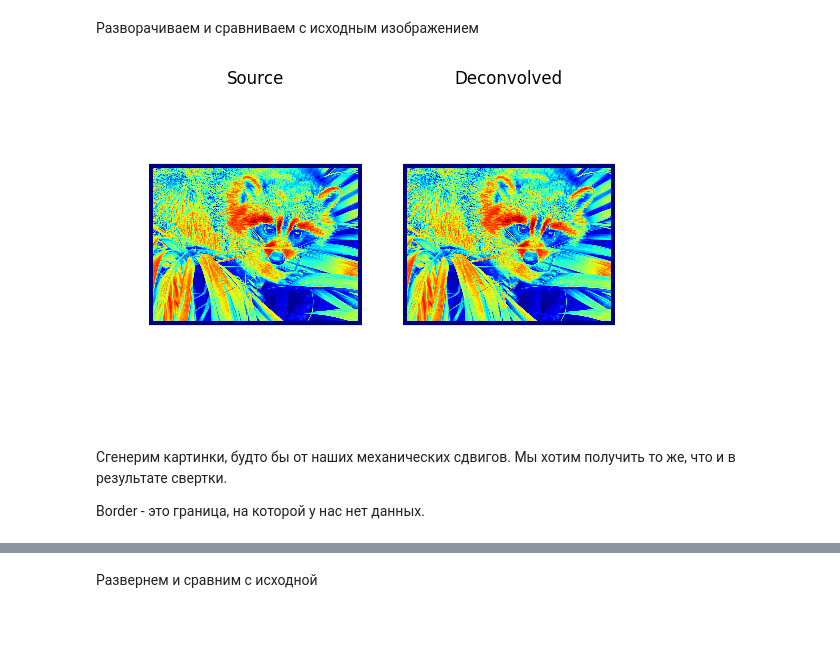
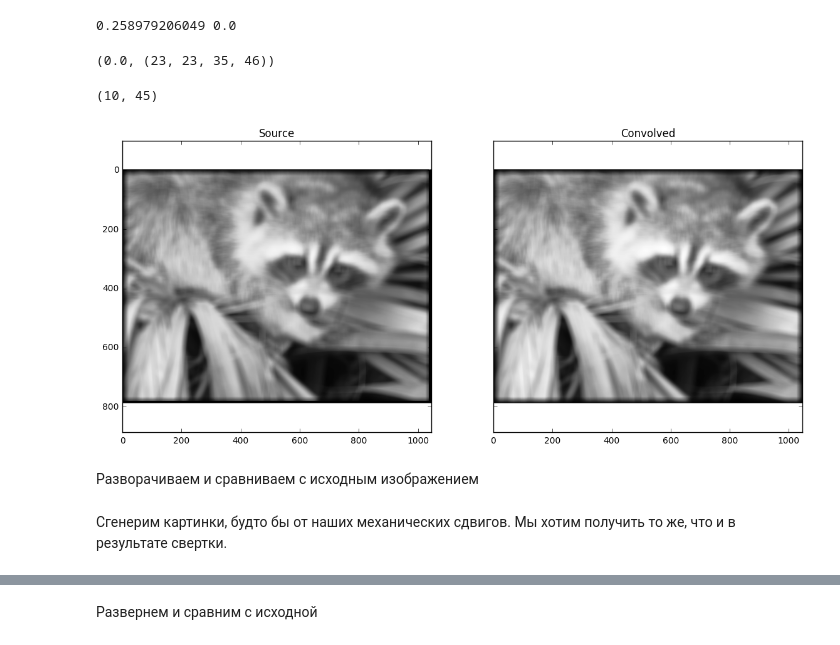
Before and after one commit to sky-mart/xray, a Jupyter notebook: There And Back Again.ipynb, the cells around one changed output, grey strips where cells are left out. Saved outputs shown, nothing was run; the diff lists cells and outputs as text; code cells hidden in the pictures.

```diff
--- a/There And Back Again.ipynb
+++ b/There And Back Again.ipynb
@@ -56,0 +106,2 @@ plt.show()
+# %%
+sampled = conv_from_samples(samples, conv1.shape)
@@ -57,2 +118,19 @@ plt.show()
+# %%
+d = conv1 - sampled
+print conv1[0, 1045], sampled[0, 1045]
+# %% [output]
+0.258979206049 0.0
+# %%
+samples[0, 10, 0, 45], samples.shape
+# %% [output]
+(0.0, (23, 23, 35, 46))
+# %%
+1045 % 23, 1045 / 23
+# %% [output]
+(10, 45)
+# %%
+show_pics(pics=[sampled, conv1], titles=["Source", "Convolved"])
+# %% [output]
+[figure, added]
 # %% [markdown]
 Разворачиваем и сравниваем с исходным изображением
@@ -61,14 +136,0 @@ enh = deconv2(conv, psf)
-# %%
-fig, ax = plt.subplots(nrows=1, ncols=2, sharex=True, sharey=True)
-
-ax[0].imshow(src)
-ax[0].axis('off')
-ax[0].set_title('Source')
-
-ax[1].imshow(enh)
-ax[1].axis('off')
-ax[1].set_title('Deconvolved')
-
-plt.show()
-# %% [output]
-[figure, removed]
@@ -75,4 +140,2 @@ plt.show()
 # %% [markdown]
 Сгенерим картинки, будто бы от наших механических сдвигов. Мы хотим получить то же, что и в результате свертки.
-
-Border - это граница, на которой у нас нет данных.
```
Also changed, not shown: parts of 48 cells of this notebook, 3 other files.
